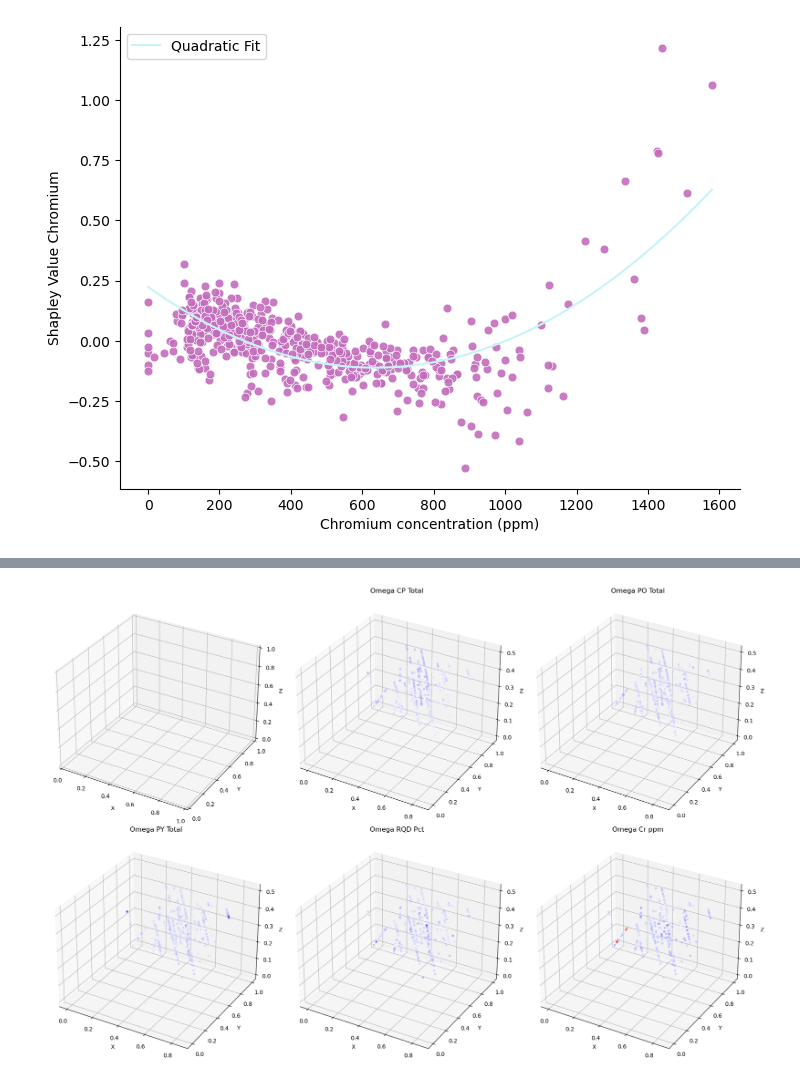
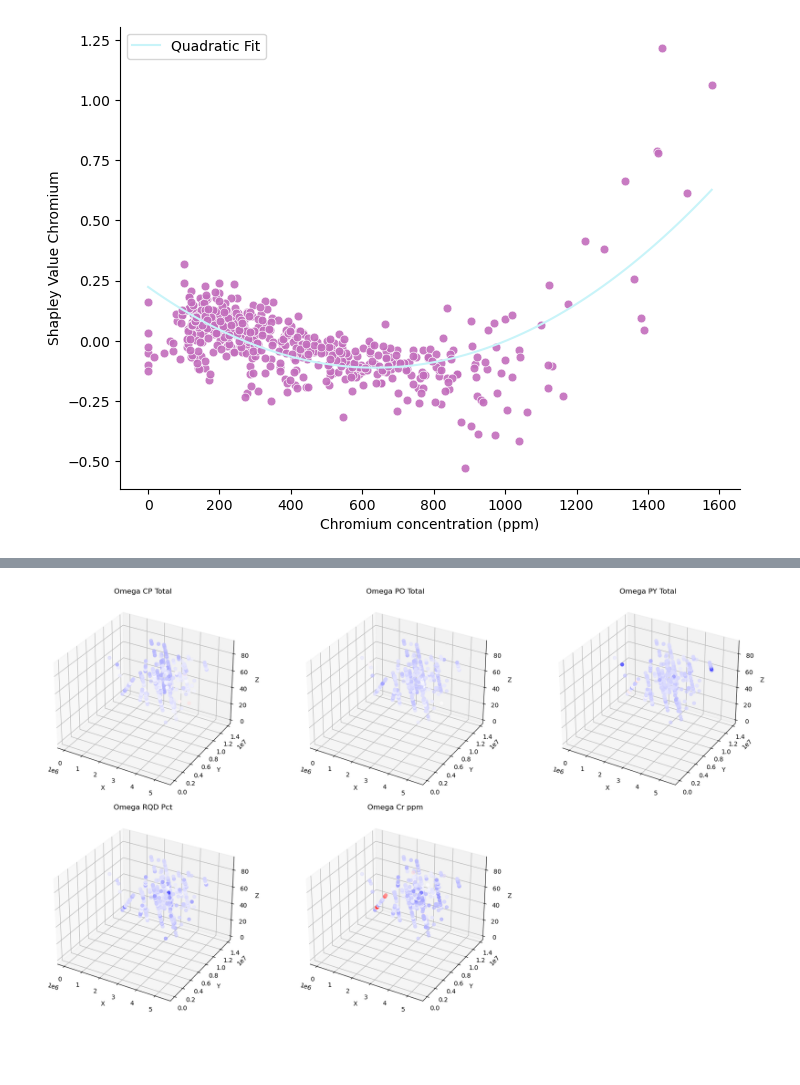
Before and after one commit to markdlindsay/DK_Batch_Shapley, a Jupyter notebook: Explanations.ipynb, the cells around one changed output, grey strips where cells are left out. Drawn from its saved outputs; the diff is of its cells as text; code cells hidden in the pictures; blank space fills up the shorter version.

```diff
--- a/Explanations.ipynb
+++ b/Explanations.ipynb
@@ -140,12 +204,11 @@ filtered_unnormalised_deposit_data = pd.read_csv('Data/filtered_unnormalised_dep
 
 # Calculate the multiplier for each column
 multipliers = {}
-for column in covariates + ['Density_gcm3']:
+for column in covariates + ['Density_gcm3'] + ['X'] + ['Y'] + ['Z']:
     ratio = deposit_data[column] / filtered_unnormalised_deposit_data[column]
     multiplier = ratio.mean()
     multipliers[column] = 1/multiplier
 
-# Display the multipliers
 multipliers_df = pd.DataFrame.from_dict(multipliers, orient='index', columns=['Multiplier'])
 print(multipliers_df)
 # %% [output]
@@ -429,47 +715,43 @@ Shapley sum - theoretical Shapley sum: -0.006553440966127644
 # %%
-train_data_xyz = trainer_regular.train_data[['X', 'Y', 'Z']].values
-test_data_xyz = trainer_regular.test_data[['X', 'Y', 'Z']].values
+from matplotlib.colors import Normalize, LinearSegmentedColormap
+from mpl_toolkits.mplot3d import Axes3D
 
-# Combine all omega values for normalization purposes
 all_omegas = np.concatenate([omega_CP_Total, omega_PO_Total, omega_PY_Total, omega_RQD_Pct, omega_Cr_ppm])
 min_value = all_omegas.min()
 max_value = all_omegas.max()
 
-# Define custom colormap using magenta and cyan colors, like the rest of the paper
 colors = [(1, 0, 1), (0, 1, 1)]  # Magenta to Cyan
 cmap_name = 'MagentaCyan'
 custom_cmap = LinearSegmentedColormap.from_list(cmap_name, colors)
 
-# Create Matplotlib figure and subplots
-fig, axs = plt.subplots(2, 3, figsize=(18, 12), subplot_kw={'projection': '3d'})
+fig, axs = plt.subplots(2, 3, figsize=(18, 10), subplot_kw={'projection': '3d'})
 
-# Define scatter plots for each subplot with vmin and vmax values
-scatter2 = axs[0, 1].scatter(test_data_xyz[:, 0], test_data_xyz[:, 1], test_data_xyz[:, 2], c=omega_CP_Total, cmap='bwr', s=8, vmin=min_value, vmax=max_value)
-scatter3 = axs[0, 2].scatter(test_data_xyz[:, 0], test_data_xyz[:, 1], test_data_xyz[:, 2], c=omega_PO_Total, cmap='bwr', s=8, vmin=min_value, vmax=max_value)
-scatter4 = axs[1, 0].scatter(test_data_xyz[:, 0], test_data_xyz[:, 1], test_data_xyz[:, 2], c=omega_PY_Total, cmap='bwr', s=8, vmin=min_value, vmax=max_value)
-scatter5 = axs[1, 1].scatter(test_data_xyz[:, 0], test_data_xyz[:, 1], test_data_xyz[:, 2], c=omega_RQD_Pct, cmap='bwr', s=8, vmin=min_value, vmax=max_value)
-scatter6 = axs[1, 2].scatter(test_data_xyz[:, 0], test_data_xyz[:, 1], test_data_xyz[:, 2], c=omega_Cr_ppm, cmap='bwr', s=8, vmin=min_value, vmax=max_value)
+scatter1 = axs[0, 0].scatter(scaled_test_data_xyz[:, 0], scaled_test_data_xyz[:, 1], scaled_test_data_xyz[:, 2], c=omega_CP_Total, cmap='bwr', s=28, vmin=min_value, vmax=max_value)
+scatter2 = axs[0, 1].scatter(scaled_test_data_xyz[:, 0], scaled_test_data_xyz[:, 1], scaled_test_data_xyz[:, 2], c=omega_PO_Total, cmap='bwr', s=28, vmin=min_value, vmax=max_value)
+scatter3 = axs[0, 2].scatter(scaled_test_data_xyz[:, 0], scaled_test_data_xyz[:, 1], scaled_test_data_xyz[:, 2], c=omega_PY_Total, cmap='bwr', s=28, vmin=min_value, vmax=max_value)
+scatter4 = axs[1, 0].scatter(scaled_test_data_xyz[:, 0], scaled_test_data_xyz[:, 1], scaled_test_data_xyz[:, 2], c=omega_RQD_Pct, cmap='bwr', s=28, vmin=min_value, vmax=max_value)
+scatter5 = axs[1, 1].scatter(scaled_test_data_xyz[:, 0], scaled_test_data_xyz[:, 1], scaled_test_data_xyz[:, 2], c=omega_Cr_ppm, cmap='bwr', s=28, vmin=min_value, vmax=max_value)
 
-axs[0, 1].set_title('Omega CP Total')
-axs[0, 2].set_title('Omega PO Total')
-axs[1, 0].set_title('Omega PY Total')
-axs[1, 1].set_title('Omega RQD Pct')
-axs[1, 2].set_title('Omega Cr ppm')
+axs[0, 0].set_title('Omega CP Total')
+axs[0, 1].set_title('Omega PO Total')
+axs[0, 2].set_title('Omega PY Total')
+axs[1, 0].set_title('Omega RQD Pct')
+axs[1, 1].set_title('Omega Cr ppm')
 
-# Set common labels for all subplots
+axs[1, 2].axis('off')
+
 for ax in axs.flat:
     ax.set_xlabel('X')
     ax.set_ylabel('Y')
     ax.set_zlabel('Z')
 
-# Create a single colorbar
 norm = Normalize(vmin=min_value, vmax=max_value)
 sm = plt.cm.ScalarMappable(cmap='bwr', norm=norm)
-sm.set_array([])  # This line is necessary for ScalarMappable to work properly
-#cbar = fig.colorbar(sm, ax=axs, pad=0.1, aspect=30, extend='both')
+sm.set_array([])
+#cbar = fig.colorbar(sm, ax=axs[:, :2], pad=0.05, aspect=20, extend='both')
 #cbar.set_label('Omega Values')
 
 plt.tight_layout()
 plt.show()
 # %% [output]
-[figure, old version]
+[figure, new version]
```
Also changed, not shown: parts of 15 cells of this notebook, 31 other files.
